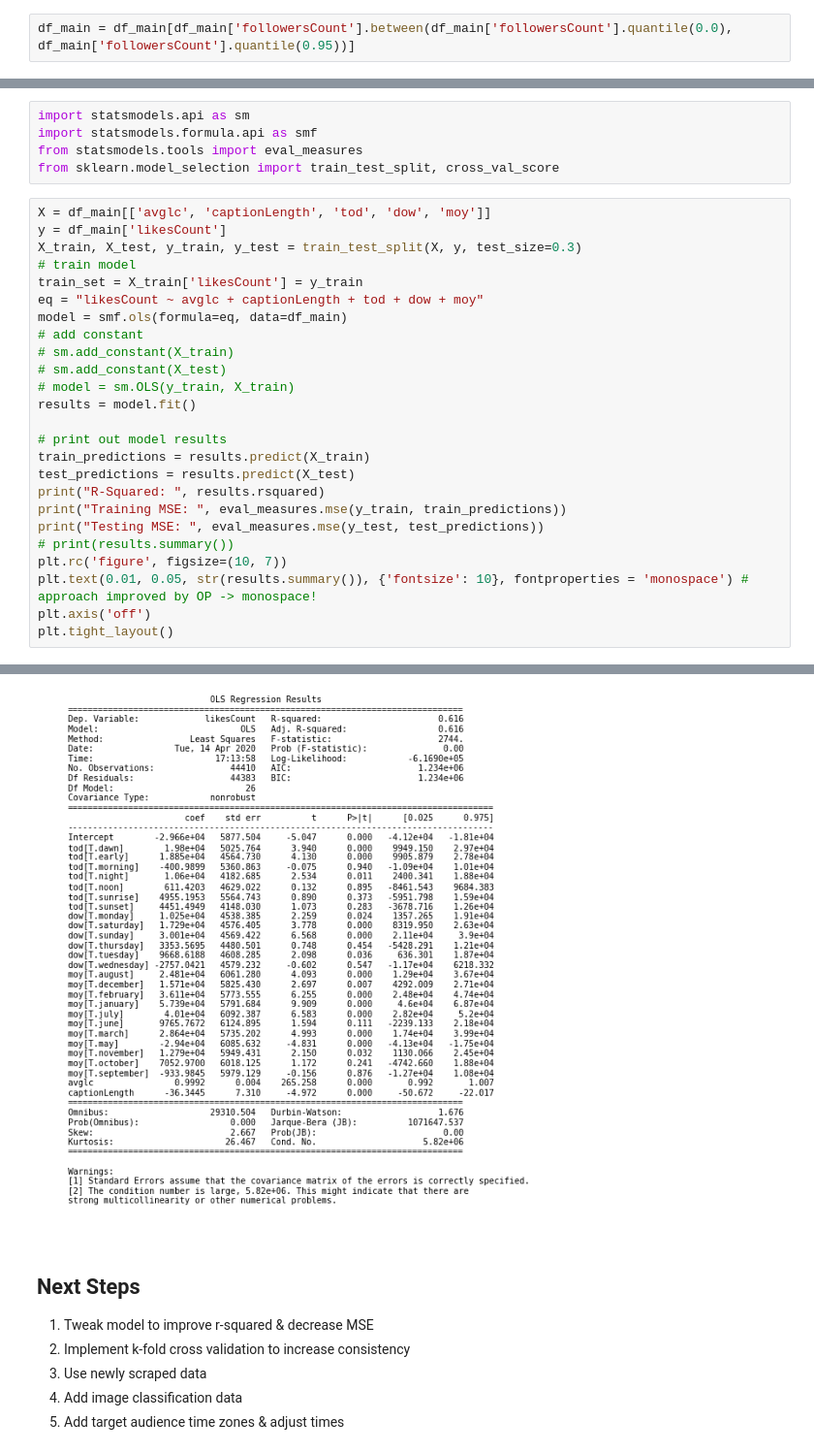
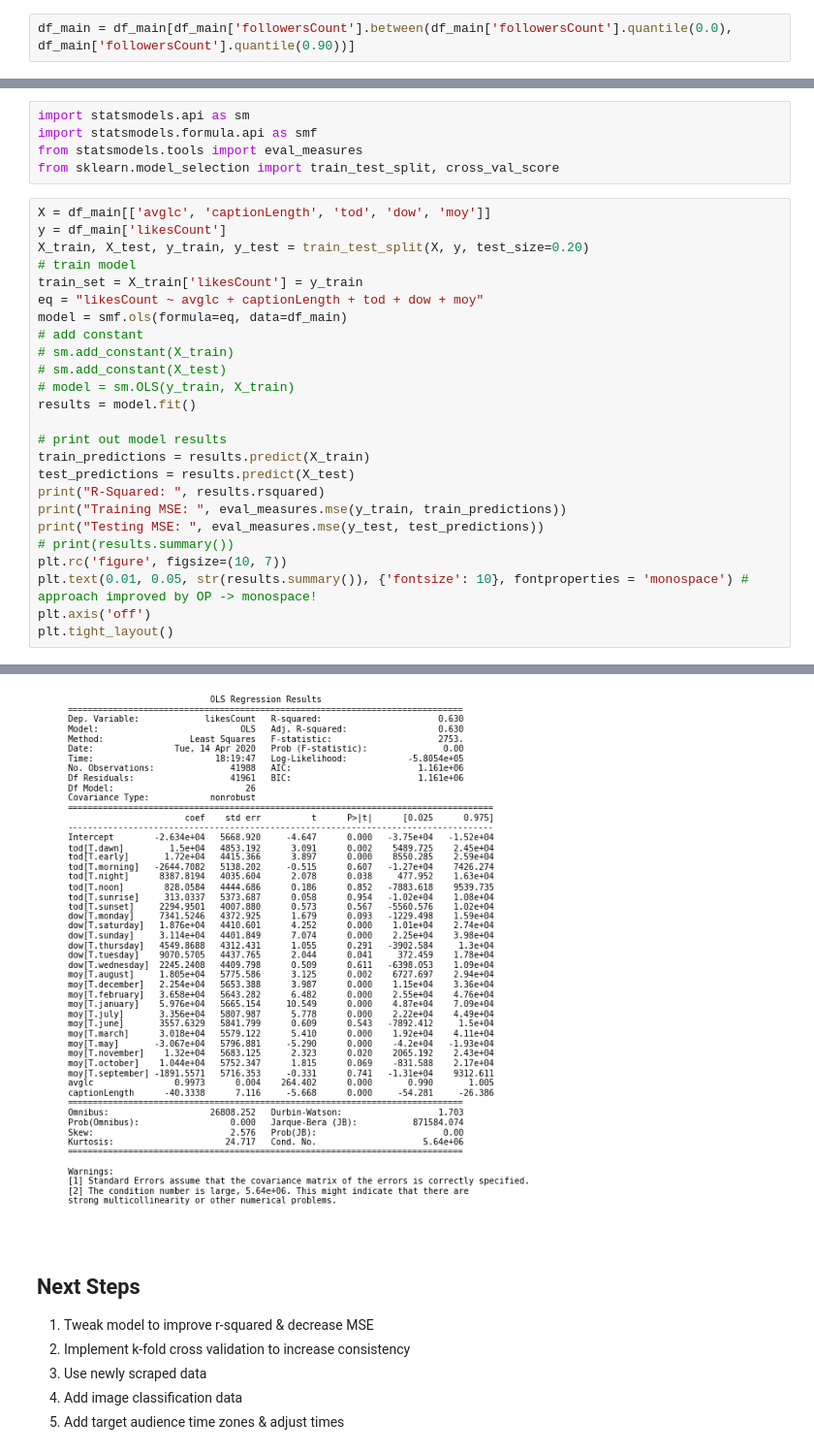
Before and after one commit to ishan3247/Predictagram, a Jupyter notebook: analysis/analysis.ipynb, the cells around one changed output, grey strips where cells are left out. Shown: that part at 97% size. Drawn from its saved outputs; the diff is of its cells as text.

```diff
--- a/analysis/analysis.ipynb
+++ b/analysis/analysis.ipynb
@@ -15,7 +15,7 @@ df_main = pd.read_json('../data/new/data.json')
 # %% [markdown]
 Upon examining some visualizations, we discovered that there are some outliers that would skew our prediction model. These are data points with abnormally high follower counts. To account for this, we remove the top 10% quantile of posts, sorted by followers count.
 # %%
-df_main = df_main[df_main['followersCount'].between(df_main['followersCount'].quantile(0.0), df_main['followersCount'].quantile(0.95))]
+df_main = df_main[df_main['followersCount'].between(df_main['followersCount'].quantile(0.0), df_main['followersCount'].quantile(0.90))]
 # %% [markdown]
 The next set of rows to drop are ones whose users are not verified. We perform this filtering because we found that only a tiny percentage of the users were unverified, so, once again, we sacrificed some data points for better data consistency. Directly below is the justification.
 # %%
@@ -279,7 +281,7 @@ from sklearn.model_selection import train_test_split, cross_val_score
 # %%
 X = df_main[['avglc', 'captionLength', 'tod', 'dow', 'moy']]
 y = df_main['likesCount']
-X_train, X_test, y_train, y_test = train_test_split(X, y, test_size=0.3)
+X_train, X_test, y_train, y_test = train_test_split(X, y, test_size=0.20)
 # train model
 train_set = X_train['likesCount'] = y_train
 eq = "likesCount ~ avglc + captionLength + tod + dow + moy"
@@ -313,4 +315,4 @@ Testing MSE:  67224008547.03704
-[figure, old version]
+[figure, new version]
 # %% [markdown]
 ## Next Steps
 1. Tweak model to improve r-squared & decrease MSE
```
Also changed, not shown: parts of 9 cells of this notebook, 9 other files.
